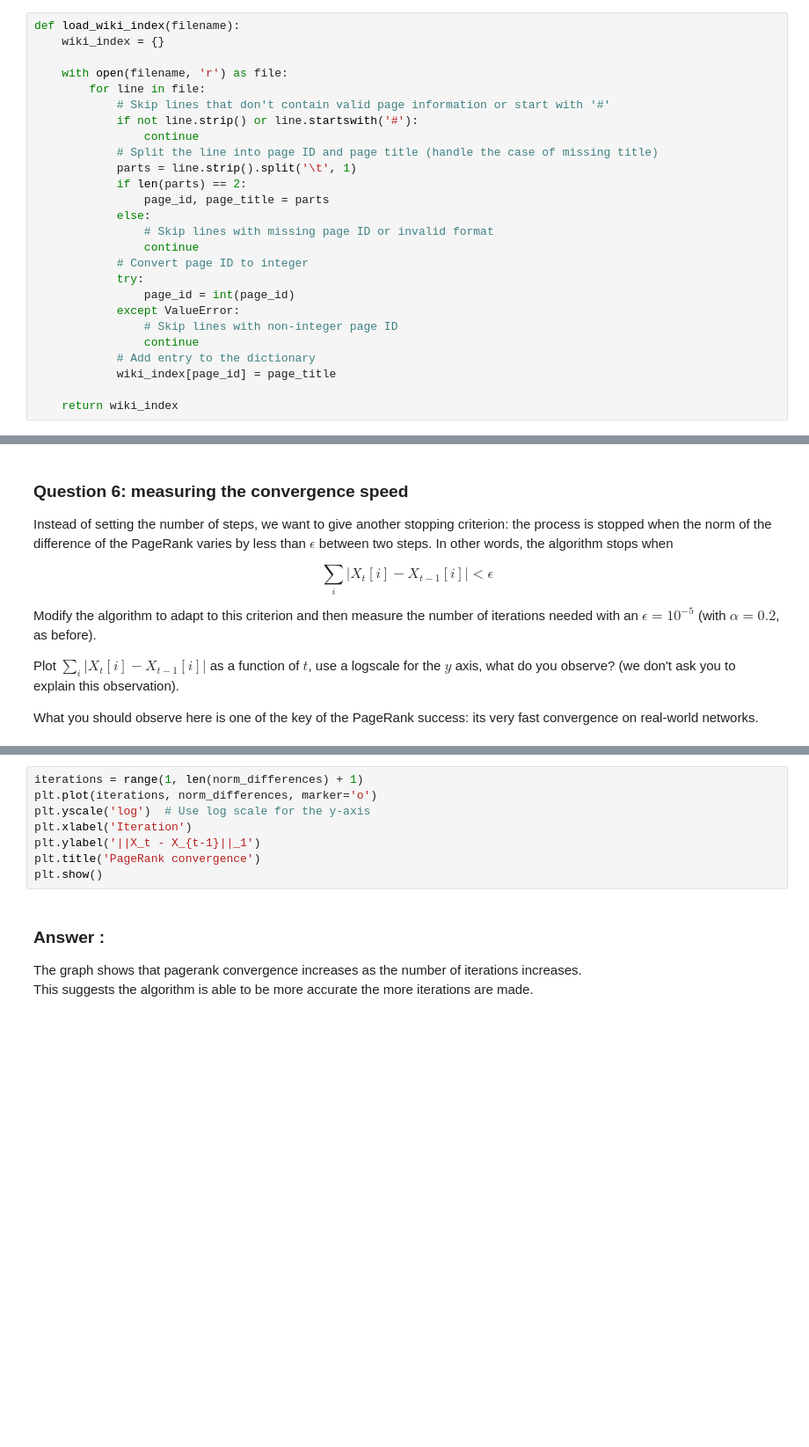
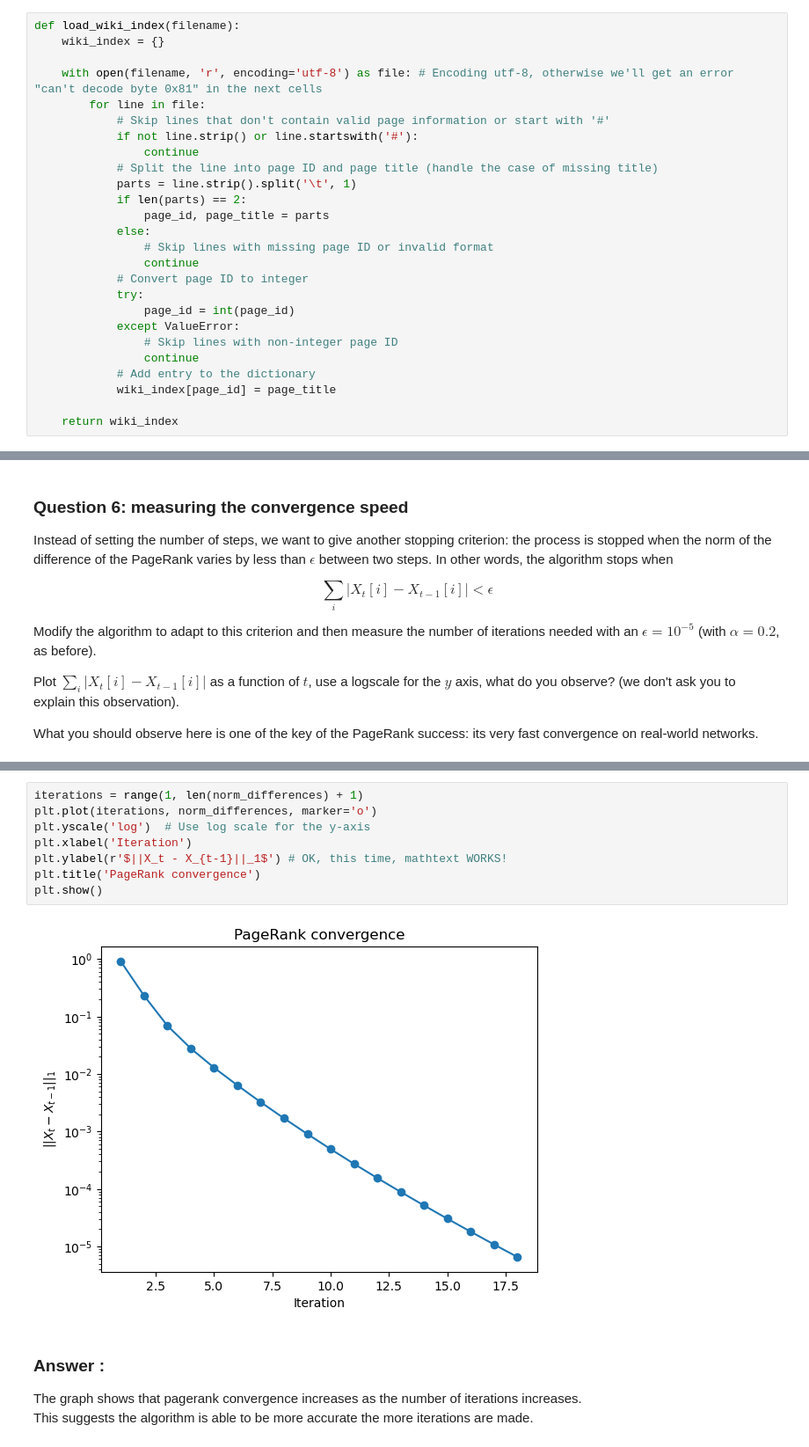
Before and after one commit to JackThay/NAM_TP7, a Jupyter notebook: TP7_Students_Jack-THAY_Thierry-UNG.ipynb, the cells around one changed output, grey strips where cells are left out. Shown at 88% size. Saved outputs shown, nothing was run; the diff lists cells and outputs as text; blank space fills up the shorter version.

Commit message:
Correction de bugs et mathtext

```diff
--- a/TP7_Students_Jack-THAY_Thierry-UNG.ipynb
+++ b/TP7_Students_Jack-THAY_Thierry-UNG.ipynb
@@ -252,7 +287,7 @@ complete_result_vector = complete_pagerank(reverse_adjacency_list, iterations=10
 def load_wiki_index(filename):
     wiki_index = {}
 
-    with open(filename, 'r') as file:
+    with open(filename, 'r', encoding='utf-8') as file: # Encoding utf-8, otherwise we'll get an error "can't decode byte 0x81" in the next cells
         for line in file:
             # Skip lines that don't contain valid page information or start with '#'
             if not line.strip() or line.startswith('#'):
@@ -410,11 +490,13 @@ pagerank_vector, norm_differences = pagerank_convergence(adjacency_list)
 # %%
 iterations = range(1, len(norm_differences) + 1)
 plt.plot(iterations, norm_differences, marker='o')
 plt.yscale('log')  # Use log scale for the y-axis
 plt.xlabel('Iteration')
-plt.ylabel('||X_t - X_{t-1}||_1')
+plt.ylabel(r'$||X_t - X_{t-1}||_1$') # OK, this time, mathtext WORKS!
 plt.title('PageRank convergence')
 plt.show()
+# %% [output]
+[figure, added]
 # %% [markdown]
 ### Answer :
 The graph shows that pagerank convergence increases as the number of iterations increases.
```
Also changed, not shown: parts of 21 cells of this notebook.
